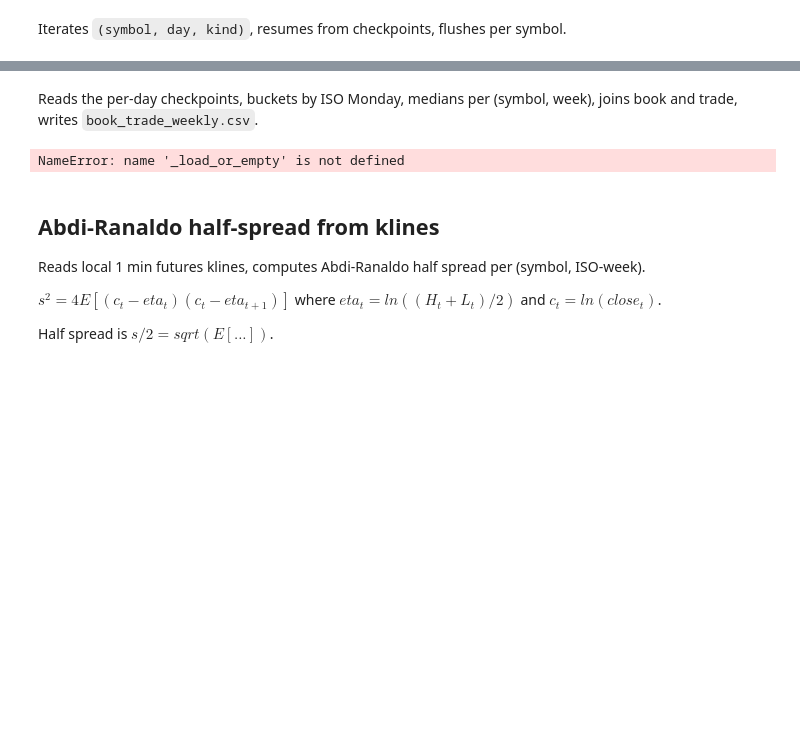
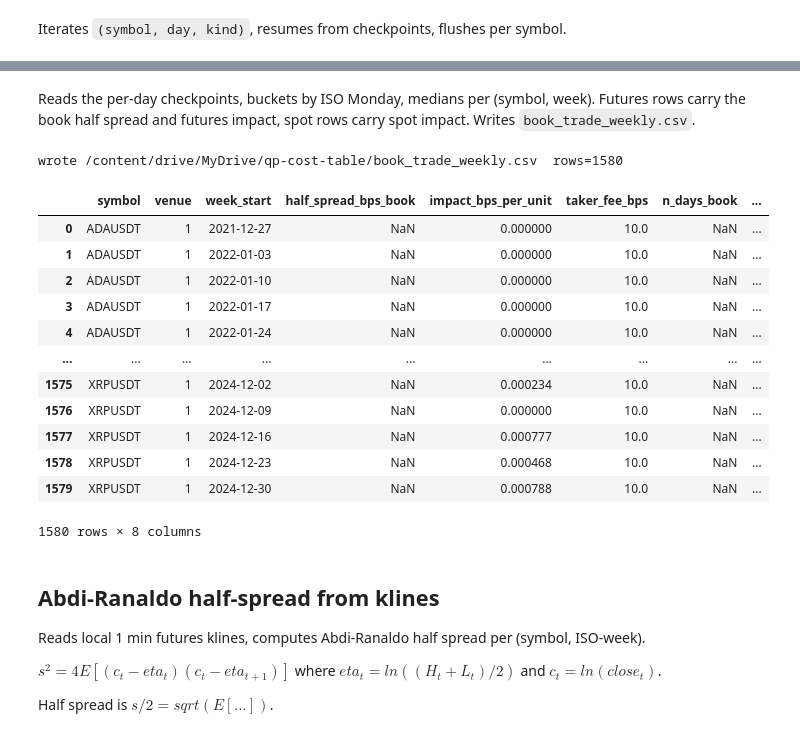
Before and after one commit to darkskele/quant_platform, a Jupyter notebook: research/build_cost_table.ipynb, the cells around one changed output, grey strips where cells are left out. Saved outputs shown, nothing was run; the diff lists cells and outputs as text; code cells hidden in the pictures; blank space fills up the shorter version.

```diff
--- a/research/build_cost_table.ipynb
+++ b/research/build_cost_table.ipynb
@@ -194,54 +229,79 @@ run(kinds=("book", "trade"))
 # %% [markdown]
-Reads the per-day checkpoints, buckets by ISO Monday, medians per (symbol, week), joins book and trade, writes `book_trade_weekly.csv`.
+Reads the per-day checkpoints, buckets by ISO Monday, medians per (symbol, week). Futures rows carry the book half spread and futures impact, spot rows carry spot impact. Writes `book_trade_weekly.csv`.
 # %%
 def _week_start(day_str):
     d = date.fromisoformat(day_str)
     return (d - timedelta(days=d.weekday())).isoformat()
 
+def _weekly_impact(trade, venue, fee):
+    cols = ["symbol", "venue", "week_start", "impact_bps_per_unit",
+            "n_days_trade", "taker_fee_bps"]
+    if trade.empty:
+        return pd.DataFrame(columns=cols)
+    trade = trade.copy()
+    trade["week_start"] = trade["day"].map(_week_start)
+    w = trade.groupby(["symbol", "week_start"], as_index=False).agg(
+        impact_bps_per_unit=("impact_bps_per_unit", "median"),
+        n_days_trade=("day", "count"),
+    )
+    w["venue"]         = venue
+    w["taker_fee_bps"] = fee
+    return w[cols]
+
 def build_intermediate_table():
-    book  = _load_or_empty(BOOK_CHECKPOINT)
-    trade = _load_or_empty(TRADE_CHECKPOINT)
-    if book.empty and trade.empty:
+    book       = _load_or_empty(BOOK_CHECKPOINT)
+    trade      = _load_or_empty(TRADE_CHECKPOINT)
+    spot_trade = _load_or_empty(SPOT_TRADE_CHECKPOINT)
+    if book.empty and trade.empty and spot_trade.empty:
         raise RuntimeError("no checkpoints yet, run() first")
 
     if not book.empty:
         book = book.copy()
         book["week_start"] = book["day"].map(_week_start)
         book_weekly = book.groupby(["symbol", "week_start"], as_index=False).agg(
             half_spread_bps_book=("half_spread_bps", "median"),
             n_days_book=("day", "count"),
         )
     else:
         book_weekly = pd.DataFrame(columns=["symbol", "week_start",
                                             "half_spread_bps_book", "n_days_book"])
 
-    if not trade.empty:
-        trade = trade.copy()
-        trade["week_start"] = trade["day"].map(_week_start)
-        trade_weekly = trade.groupby(["symbol", "week_start"], as_index=False).agg(
-            impact_bps_per_unit=("impact_bps_per_unit", "median"),
-            n_days_trade=("day", "count"),
-        )
-    else:
-        trade_weekly = pd.DataFrame(columns=["symbol", "week_start",
-                                             "impact_bps_per_unit", "n_days_trade"])
+    fut_impact = _weekly_impact(trade, FUTURES_VENUE, TAKER_FEE_BPS)
+    futures = book_weekly.merge(
+        fut_impact.drop(columns=["venue", "taker_fee_bps"]),
+        on=["symbol", "week_start"], how="outer")
+    futures["venue"]         = FUTURES_VENUE
+    futures["taker_fee_bps"] = TAKER_FEE_BPS
 
-    weekly = book_weekly.merge(trade_weekly, on=["symbol", "week_start"], how="outer")
-    weekly["venue"]         = FUTURES_VENUE
-    weekly["taker_fee_bps"] = TAKER_FEE_BPS
+    spot = _weekly_impact(spot_trade, SPOT_VENUE, SPOT_TAKER_FEE_BPS)
+    spot["half_spread_bps_book"] = np.nan
+    spot["n_days_book"]          = np.nan
 
-    weekly = weekly[["symbol", "venue", "week_start", "half_spread_bps_book",
-                     "impact_bps_per_unit", "taker_fee_bps",
-                     "n_days_book", "n_days_trade"]]
-    weekly = weekly.sort_values(["symbol", "week_start"]).reset_index(drop=True)
+    cols = ["symbol", "venue", "week_start", "half_spread_bps_book",
+            "impact_bps_per_unit", "taker_fee_bps", "n_days_book", "n_days_trade"]
+    weekly = pd.concat([futures[cols], spot[cols]], ignore_index=True)
+    weekly = weekly.sort_values(["symbol", "venue", "week_start"]).reset_index(drop=True)
 
     weekly.to_csv(INTERMEDIATE_PATH, index=False)
     print(f"wrote {INTERMEDIATE_PATH}  rows={len(weekly)}")
     return weekly
 
 build_intermediate_table()
 # %% [output]
-NameError: name '_load_or_empty' is not defined
+wrote /content/drive/MyDrive/qp-cost-table/book_trade_weekly.csv  rows=1580
+|  | symbol | venue | week_start | half_spread_bps_book | impact_bps_per_unit | taker_fee_bps | n_days_book | ... |
+| 0 | ADAUSDT | 1 | 2021-12-27 | NaN | 0.000000 | 10.0 | NaN | ... |
+| 1 | ADAUSDT | 1 | 2022-01-03 | NaN | 0.000000 | 10.0 | NaN | ... |
+| 2 | ADAUSDT | 1 | 2022-01-10 | NaN | 0.000000 | 10.0 | NaN | ... |
+| 3 | ADAUSDT | 1 | 2022-01-17 | NaN | 0.000000 | 10.0 | NaN | ... |
+| 4 | ADAUSDT | 1 | 2022-01-24 | NaN | 0.000000 | 10.0 | NaN | ... |
+| ... | ... | ... | ... | ... | ... | ... | ... | ... |
+| 1575 | XRPUSDT | 1 | 2024-12-02 | NaN | 0.000234 | 10.0 | NaN | ... |
+| 1576 | XRPUSDT | 1 | 2024-12-09 | NaN | 0.000000 | 10.0 | NaN | ... |
+| 1577 | XRPUSDT | 1 | 2024-12-16 | NaN | 0.000777 | 10.0 | NaN | ... |
+| 1578 | XRPUSDT | 1 | 2024-12-23 | NaN | 0.000468 | 10.0 | NaN | ... |
+| 1579 | XRPUSDT | 1 | 2024-12-30 | NaN | 0.000788 | 10.0 | NaN | ... |
+1580 rows × 8 columns
 # %% [markdown]
 ## Abdi-Ranaldo half-spread from klines
 
```
Also changed, not shown: parts of 9 cells of this notebook, 1 other file.
